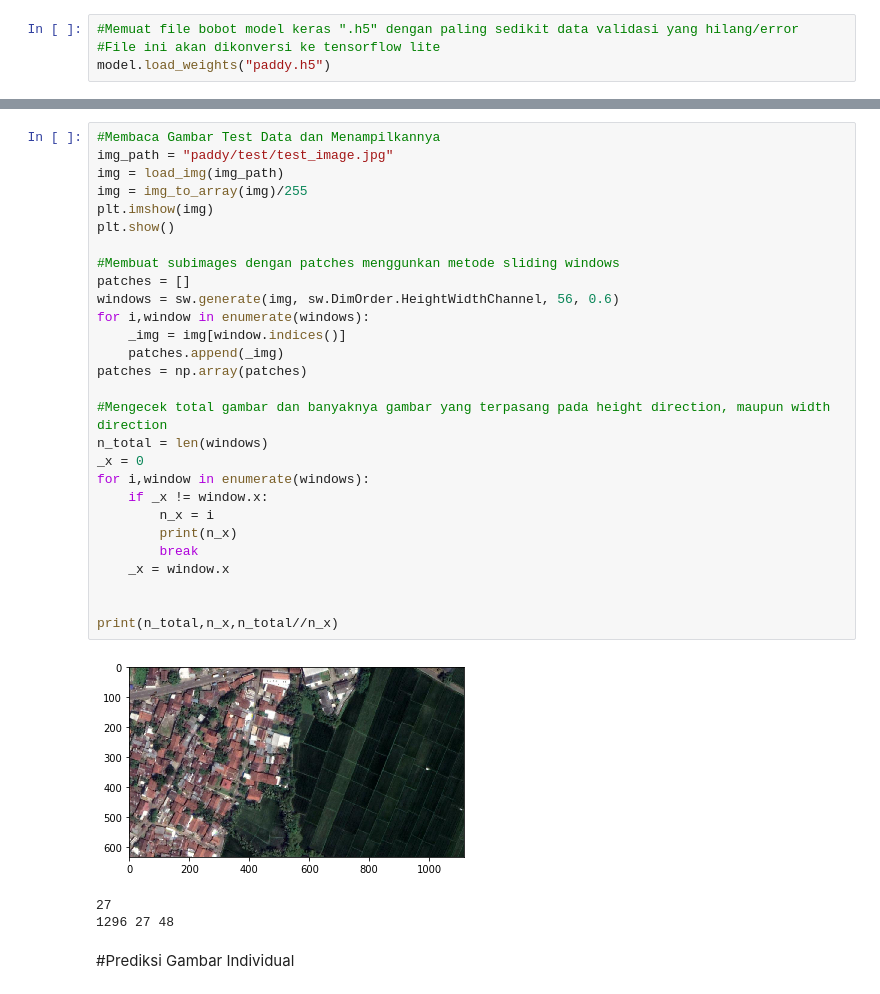
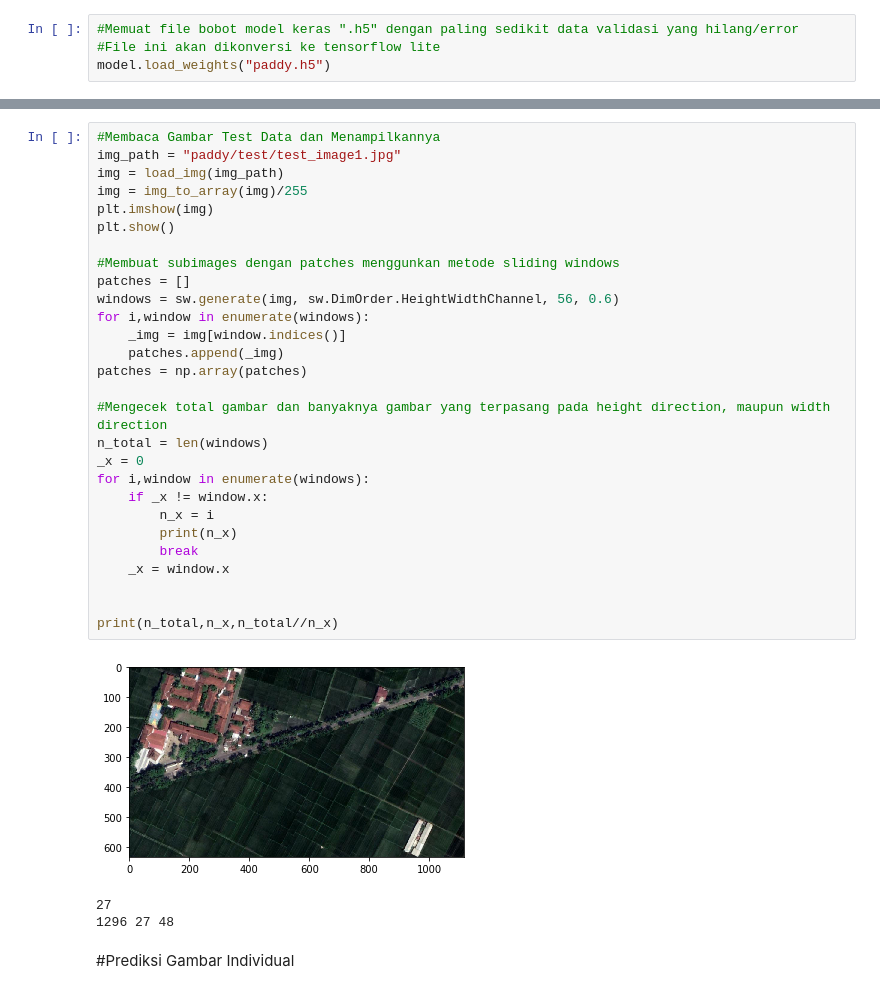
Before and after one commit to Gio1709/paddy, a Jupyter notebook: bamboopaddy_forest_detection.ipynb, the cells around one changed output, grey strips where cells are left out. Drawn from its saved outputs; the diff is of its cells as text.

```diff
--- a/bamboopaddy_forest_detection.ipynb
+++ b/bamboopaddy_forest_detection.ipynb
@@ -307,33 +307,33 @@ print(model.evaluate(x= valid_x, y = valid_y))
 # %%
 #Membaca Gambar Test Data dan Menampilkannya
-img_path = "paddy/test/test_image.jpg"
+img_path = "paddy/test/test_image1.jpg"
 img = load_img(img_path)
 img = img_to_array(img)/255
 plt.imshow(img)
 plt.show()
 
 #Membuat subimages dengan patches menggunkan metode sliding windows
 patches = []
 windows = sw.generate(img, sw.DimOrder.HeightWidthChannel, 56, 0.6)
 for i,window in enumerate(windows):
     _img = img[window.indices()]
     patches.append(_img)
 patches = np.array(patches)
 
 #Mengecek total gambar dan banyaknya gambar yang terpasang pada height direction, maupun width direction
 n_total = len(windows)
 _x = 0
 for i,window in enumerate(windows):
     if _x != window.x:
         n_x = i
         print(n_x)
         break
     _x = window.x
 
 
 print(n_total,n_x,n_total//n_x)
 # %% [output]
-[figure, old version]
+[figure, new version]
 27
 1296 27 48
 # %% [markdown]
```
Also changed, not shown: parts of 16 cells of this notebook.
